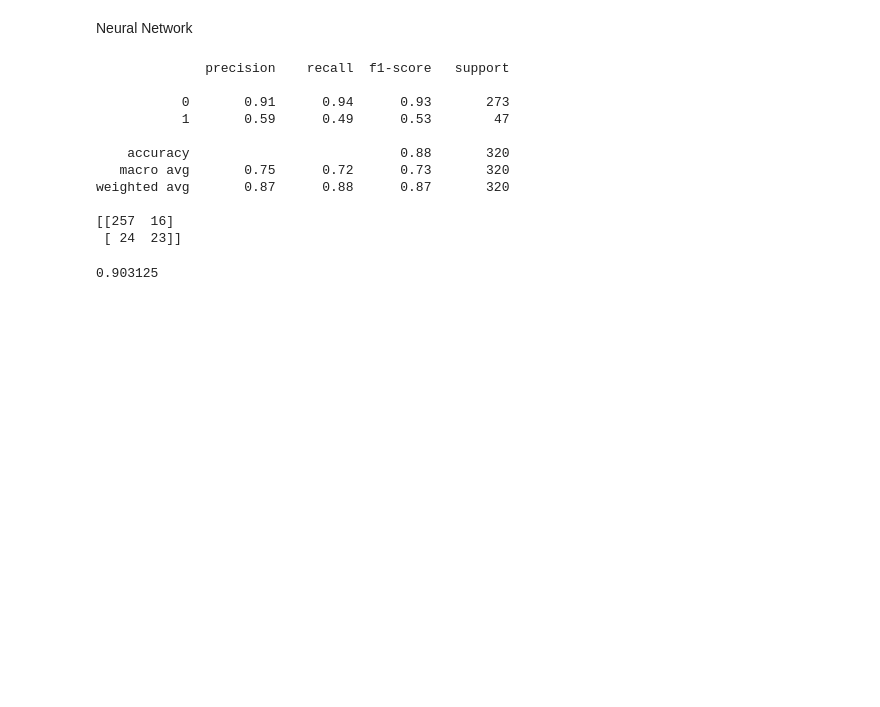
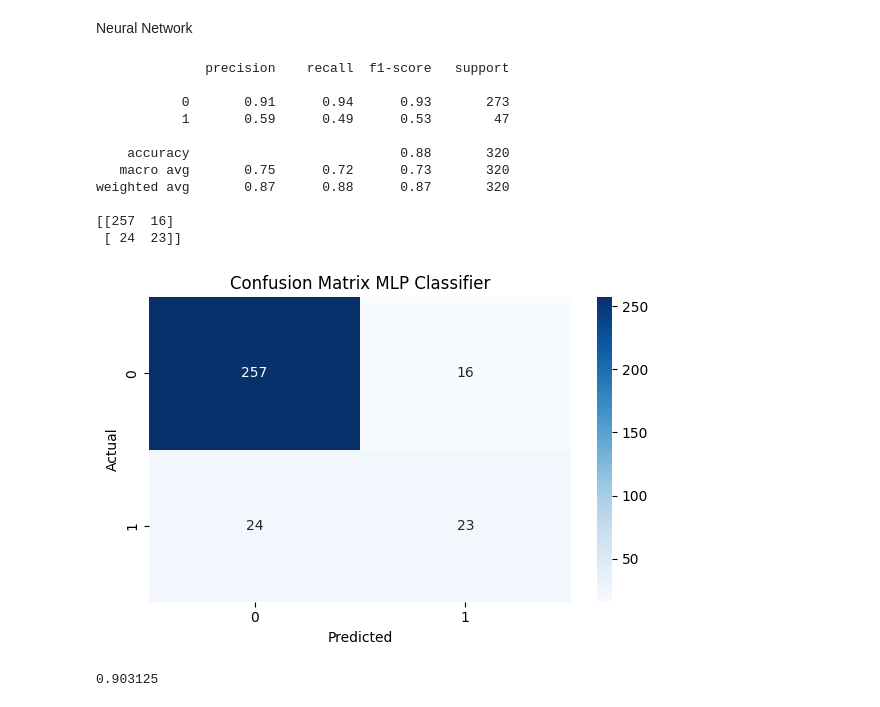
Before and after one commit to sarpongkm/Wine-Quality-Predictor, a Jupyter notebook: wine.ipynb, the cells around one changed output. Drawn from its saved outputs; the diff is of its cells as text; code cells hidden in the pictures; blank space fills up the shorter version.

```diff
--- a/wine.ipynb
+++ b/wine.ipynb
@@ -154,19 +190,33 @@ pred_mlpc = mlpc.predict(X_test)
 # %%
 #Let's see how our model performed
 print(classification_report(y_test, pred_mlpc))
 print(confusion_matrix(y_test, pred_mlpc))
+
+# Get the confusion matrix from your prediction
+cm_mlpc = confusion_matrix(y_test, pred_mlpc)
+
+# Plot and save confusion matrix heatmap
+plt.figure(figsize=(6, 4))
+sns.heatmap(cm_mlpc, annot=True, fmt="d", cmap="Blues")
+plt.title("Confusion Matrix MLP Classifier")
+plt.xlabel("Predicted")
+plt.ylabel("Actual")
+plt.tight_layout()
+plt.savefig("assets/confusion_matrix_mlpc.png")  # Save to your assets folder
+plt.show()
 # %% [output]
               precision    recall  f1-score   support
 
            0       0.91      0.94      0.93       273
            1       0.59      0.49      0.53        47
 
     accuracy                           0.88       320
    macro avg       0.75      0.72      0.73       320
 weighted avg       0.87      0.88      0.87       320
 
 [[257  16]
  [ 24  23]]
+[figure, added]
 # %%
 from sklearn.metrics import accuracy_score
 cm = accuracy_score(y_test, pred_rfc)
```
Also changed, not shown: parts of 4 cells of this notebook, 5 other files.
